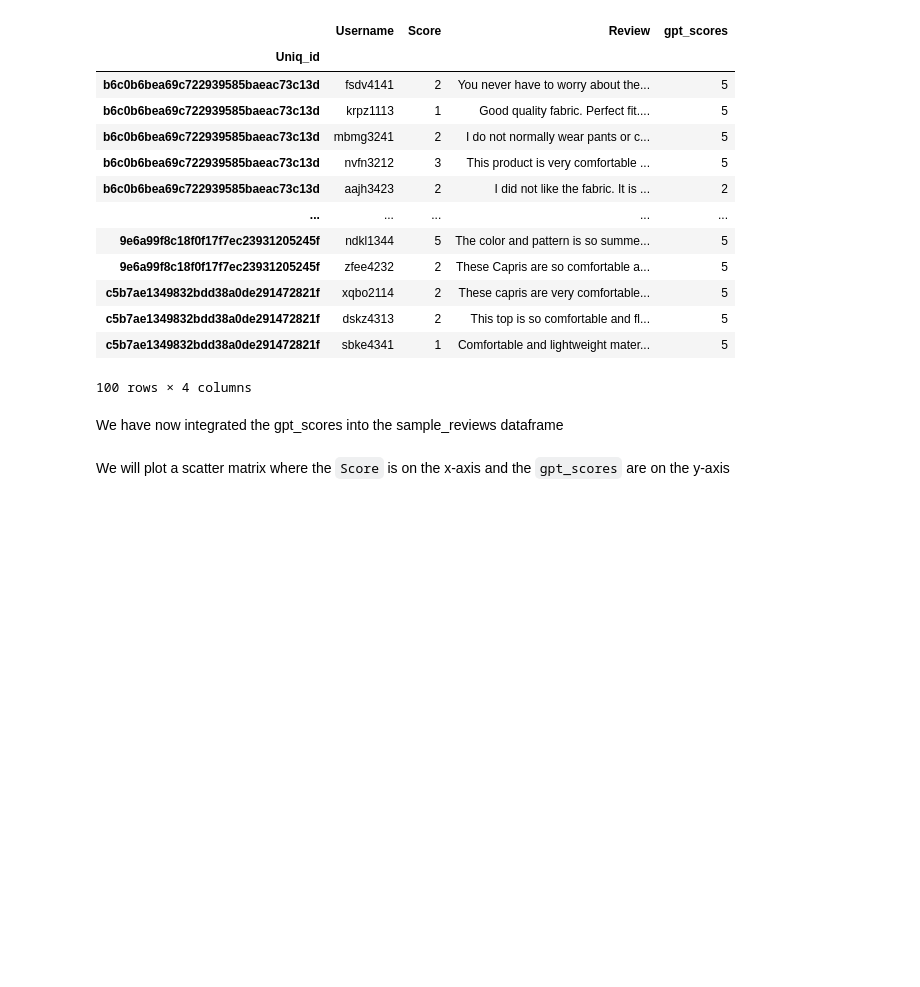
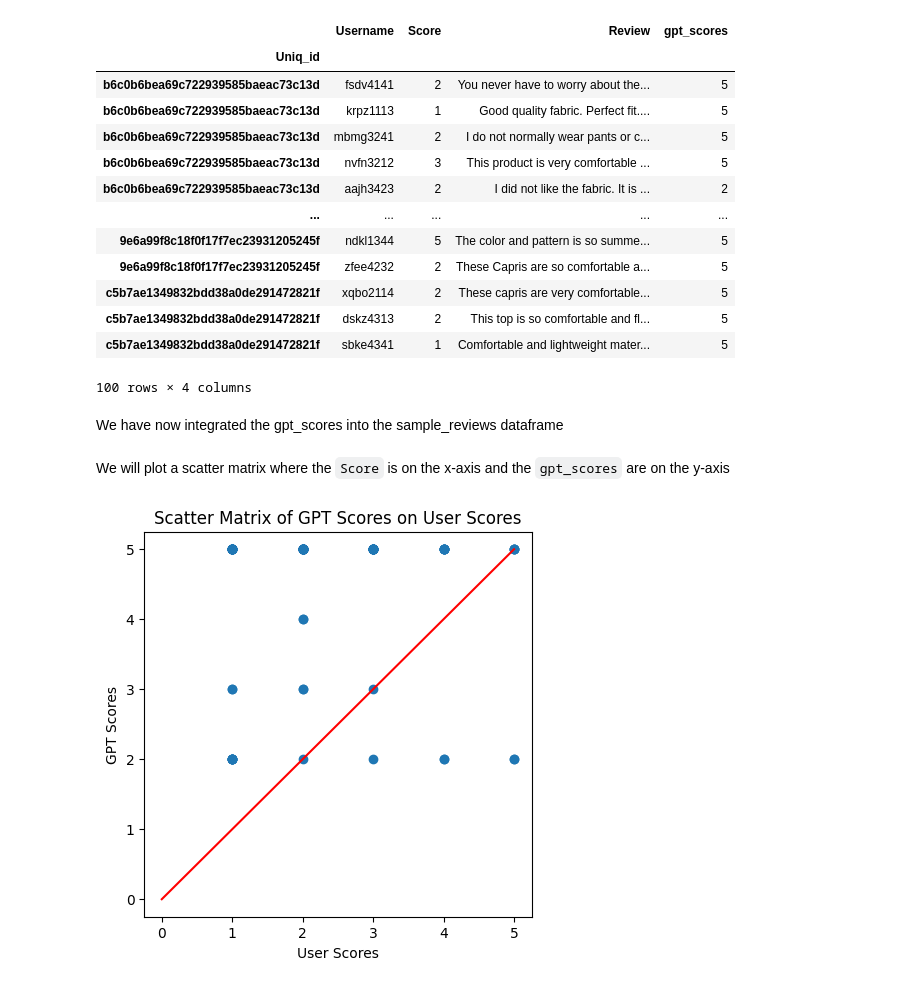
Before and after one commit to Kirera-Wainaina/data-manipulation-class-assignment, a Jupyter notebook: 3367315_BD2.ipynb, the cells around one changed output. Cells and saved outputs as stored; diff of their text form; code cells hidden in the pictures; blank space fills up the shorter version.

Commit message:
Draw a chart to compare user vs gpt score

```diff
--- a/3367315_BD2.ipynb
+++ b/3367315_BD2.ipynb
@@ -676,3 +676,15 @@ sample_reviews
 We have now integrated the gpt_scores into the sample_reviews dataframe
 # %% [markdown]
 We will plot a scatter matrix where the `Score` is on the x-axis and the `gpt_scores` are on the y-axis
+# %%
+fig, ax = plt.subplots(figsize=(5,5))
+ax.scatter(sample_reviews['Score'], sample_reviews['gpt_scores']);
+ax.plot(range(0, 6, 1), range(0, 6, 1), 'r');
+
+ax.set_title('Scatter Matrix of GPT Scores on User Scores');
+ax.set_ylabel('GPT Scores');
+ax.set_xlabel('User Scores');
+ax.set_xticks(range(0, 6, 1));
+ax.set_yticks(range(0, 6, 1));
+# %% [output]
+[figure, added]
```
Also changed, not shown: parts of 2 cells of this notebook.
